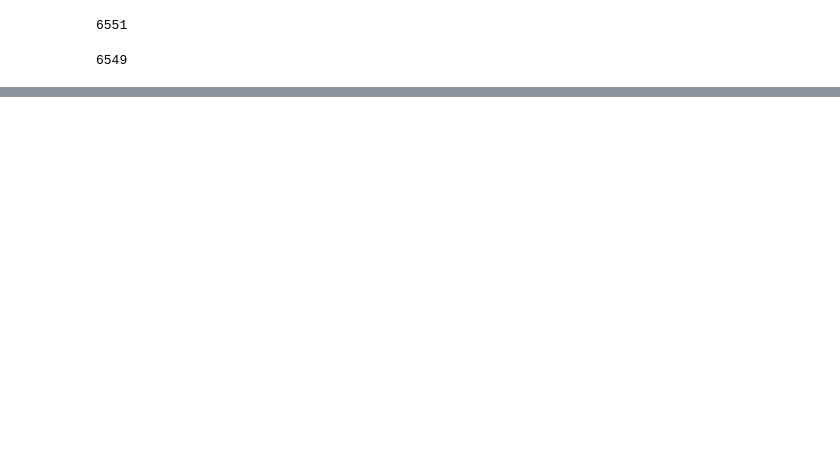
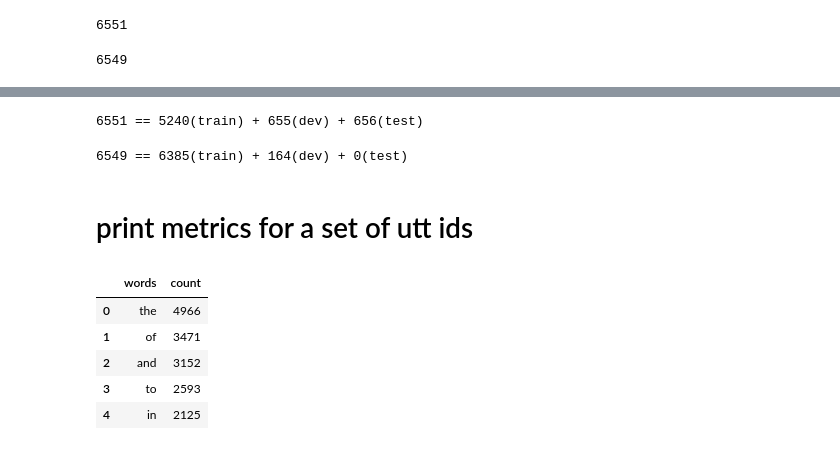
Before and after one commit to jonojace/respeller, a Jupyter notebook: notebooks/create_tts_respeller_datasplits.ipynb, the cells around one changed output, grey strips where cells are left out. Drawn from its saved outputs; the diff is of its cells as text; code cells hidden in the pictures; blank space fills up the shorter version.

```diff
--- a/notebooks/create_tts_respeller_datasplits.ipynb
+++ b/notebooks/create_tts_respeller_datasplits.ipynb
@@ -48,20 +53,30 @@ def replace(s1, c1, c2):
 
 def tokenise(s):
     # replace hyphen with space to treat word as two separate words rather than one word
+    # remove all other punc so we can analyse just the word tokens
+    s = s.lower()
     return only_alphabet(replace(s, '-', ' ')).split(' ')
 
-word_freq = Counter()
-uttid2words = {}
-
+uttid2rawtext = {}
 for l in lines:
     utt_id = l.split('.wav')[0].split('/')[-1]
     text = l.split('|')[-1].rstrip('\n')
+    uttid2rawtext[utt_id] = text
 
-    words = set(tokenise(text)) # remove duplicates
-    uttid2words[utt_id] = words
+# build up word counter
+def get_word_freq(uttids, uttid2rawtext):
+    # get wordfreq for the words in the utts according to uttids
+    uttid2words = {}
+    word_freq = Counter()
+    for utt_id in uttids:
+        text = uttid2rawtext[utt_id]
+        words = set(tokenise(text)) # remove duplicates
+        uttid2words[utt_id] = words
+        for word in words:
+            word_freq[word] += 1
+    return word_freq, uttid2words
 
-    for word in words:
-        word_freq[word] += 1
+word_freq, uttid2words = get_word_freq(uttid2rawtext.keys(), uttid2rawtext)
 # %%
 # most common
 word_freq.most_common(10)
@@ -164,4 +184,10 @@ print(f"{N} == {len(train)} + {len(dev)} + {len(test)}")
+# %%
+train, dev, test = get_datasplits(respeller_utt_ids, [0.8, 0.1, 0.1])
+# %% [output]
+6551 == 5240(train) + 655(dev) + 656(test)
 # %%
 # [train, dev, test]
 tts_utt_ids = list(uttid2words.keys())
-tts_ratios = [0.9, 0.1, 0.0]
+train, dev, test = get_datasplits(tts_utt_ids, [0.975, 0.025, 0.0])
+# %% [output]
+6549 == 6385(train) + 164(dev) + 0(test)
@@ -167,0 +212,17 @@ tts_ratios = [0.9, 0.1, 0.0]
+# %% [markdown]
+# print metrics for a set of utt ids
+# %%
+# plot word freq
+respeller_word_freq, uttid2words = get_word_freq(respeller_utt_ids, uttid2rawtext)
+tts_word_freq, uttid2words = get_word_freq(tts_utt_ids, uttid2rawtext)
+
+# df
+respeller_df = pd.DataFrame(respeller_word_freq.most_common(), columns=['words', 'count'])
+respeller_df.head()
+# %% [output]
+|  | words | count |
+| 0 | the | 4966 |
+| 1 | of | 3471 |
+| 2 | and | 3152 |
+| 3 | to | 2593 |
+| 4 | in | 2125 |
```
Also changed, not shown: parts of 16 cells of this notebook.
